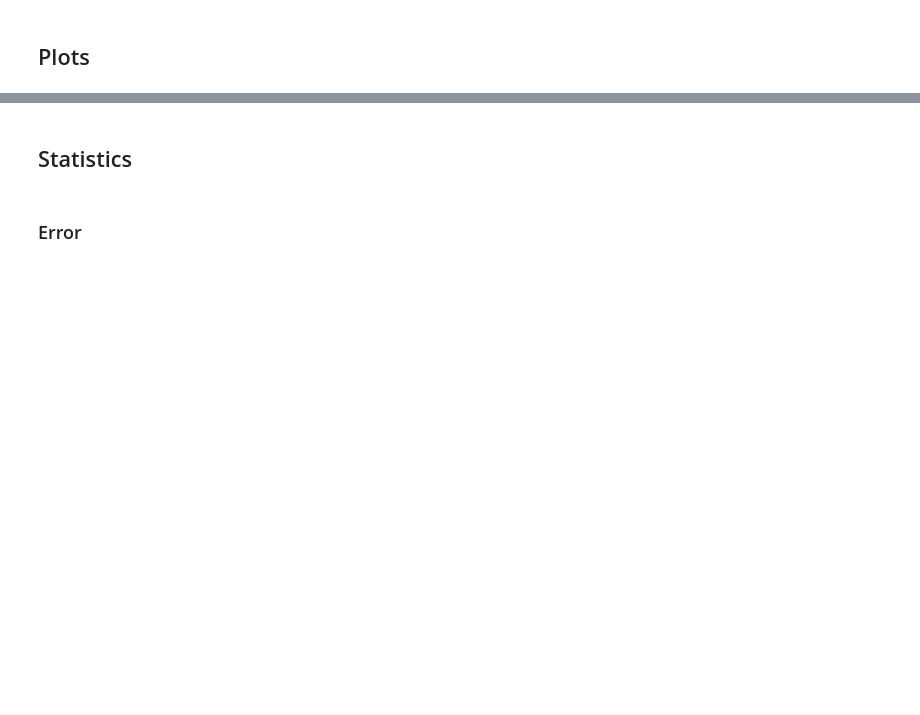
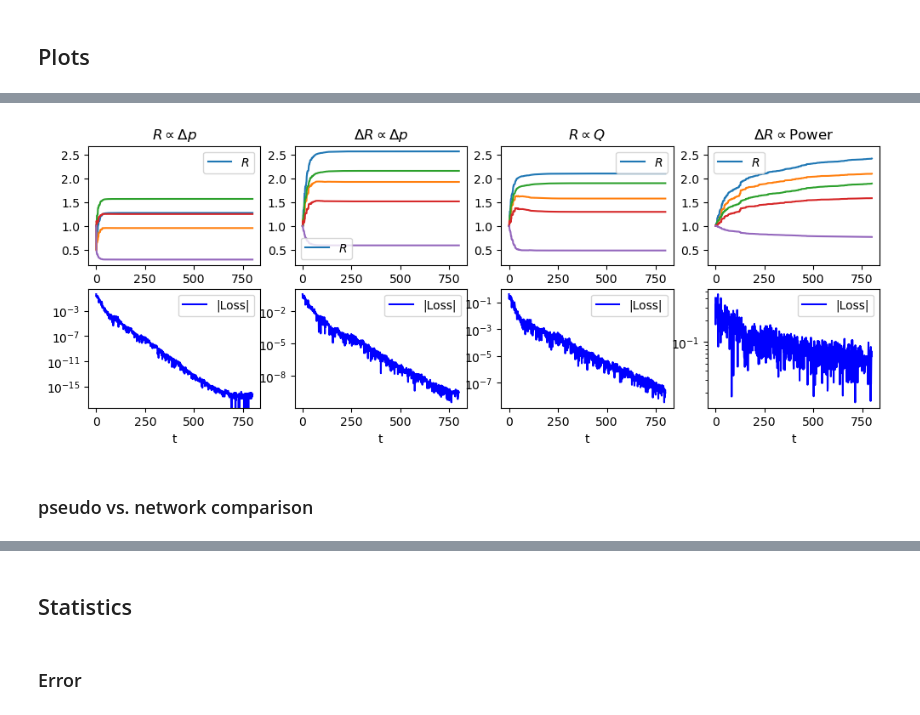
Before and after one commit to RoieEzraty/Network_combine, a Jupyter notebook: Network_main.ipynb, the cells around one changed output, grey strips where cells are left out. Cells and saved outputs as stored; diff of their text form; code cells hidden in the pictures; blank space fills up the shorter version.

```diff
--- a/Network_main.ipynb
+++ b/Network_main.ipynb
@@ -167,0 +249,10 @@ else:
+# %%
+# Loading the array later
+R_propto_deltap = np.load('C:/Users/SMR_Admin/OneDrive - huji.ac.il/PhD/Network Simulation repo/figs and data/2024.9/different physical dependence of resistance/R_propto_deltap.npy')
+deltaR_propto_deltap = np.load('C:/Users/SMR_Admin/OneDrive - huji.ac.il/PhD/Network Simulation repo/figs and data/2024.9/different physical dependence of resistance/deltaR_propto_deltap.npy')
+deltaR_propto_Q = np.load('C:/Users/SMR_Admin/OneDrive - huji.ac.il/PhD/Network Simulation repo/figs and data/2024.9/different physical dependence of resistance/deltaR_propto_Q.npy')
+deltaR_propto_Power = np.load('C:/Users/SMR_Admin/OneDrive - huji.ac.il/PhD/Network Simulation repo/figs and data/2024.9/different physical dependence of resistance/deltaR_propto_Power.npy')
+loss_R_propto_deltap = np.load('C:/Users/SMR_Admin/OneDrive - huji.ac.il/PhD/Network Simulation repo/figs and data/2024.9/different physical dependence of resistance/loss_R_propto_deltap.npy')
+loss_deltaR_propto_deltap = np.load('C:/Users/SMR_Admin/OneDrive - huji.ac.il/PhD/Network Simulation repo/figs and data/2024.9/different physical dependence of resistance/loss_deltaR_propto_deltap.npy')
+loss_propto_Q = np.load('C:/Users/SMR_Admin/OneDrive - huji.ac.il/PhD/Network Simulation repo/figs and data/2024.9/different physical dependence of resistance/loss_propto_Q.npy')
+loss_propto_Power = np.load('C:/Users/SMR_Admin/OneDrive - huji.ac.il/PhD/Network Simulation repo/figs and data/2024.9/different physical dependence of resistance/loss_propto_Power.npy')
@@ -167,0 +264,7 @@ else:
+# %%
+plot_functions.plot_comparison_R_type(R_propto_deltap, deltaR_propto_deltap, deltaR_propto_Q, deltaR_propto_Power,
+                                      loss_R_propto_deltap, loss_deltaR_propto_deltap, loss_propto_Q, loss_propto_Power)
+# %% [output]
+[figure, added]
+# %% [markdown]
+### pseudo vs. network comparison
```
Also changed, not shown: parts of 28 cells of this notebook, 4 other files.
